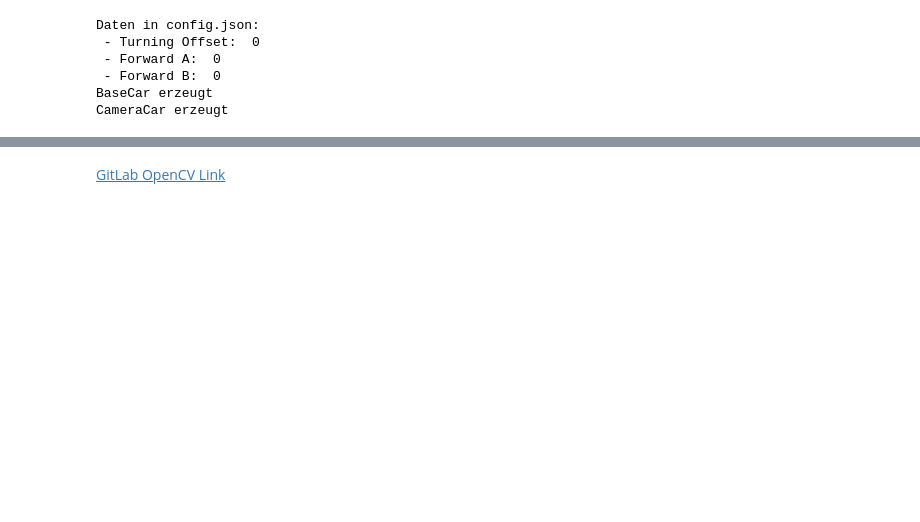
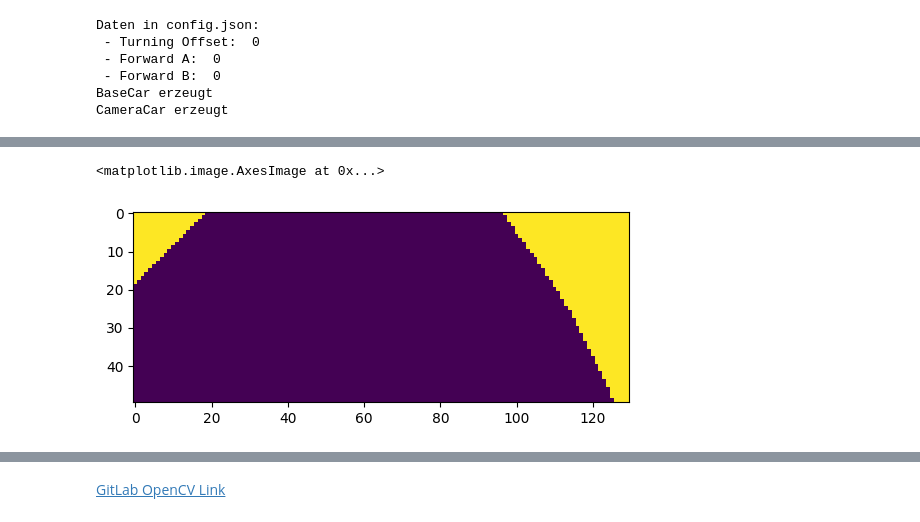
Before and after one commit to svenkll/C2C_PP_02, a Jupyter notebook: Testing.ipynb, the cells around one changed output, grey strips where cells are left out. Cells and saved outputs as stored; diff of their text form; code cells hidden in the pictures; blank space fills up the shorter version.

```diff
--- a/Testing.ipynb
+++ b/Testing.ipynb
@@ -68,3 +69,9 @@ plt.imshow(img_filtered, cmap="gray")
+# %%
+img_median_blur = cv2.medianBlur(img_filtered, 7)
+plt.imshow(img_median_blur)
+# %% [output]
+<matplotlib.image.AxesImage at 0x...>
+[figure, added]
 # %%
 img_edges = cv2.Canny(img_filtered, 900, 1000)
 plt.imshow(img_edges)
```
Also changed, not shown: parts of 13 cells of this notebook, 1 other file.
